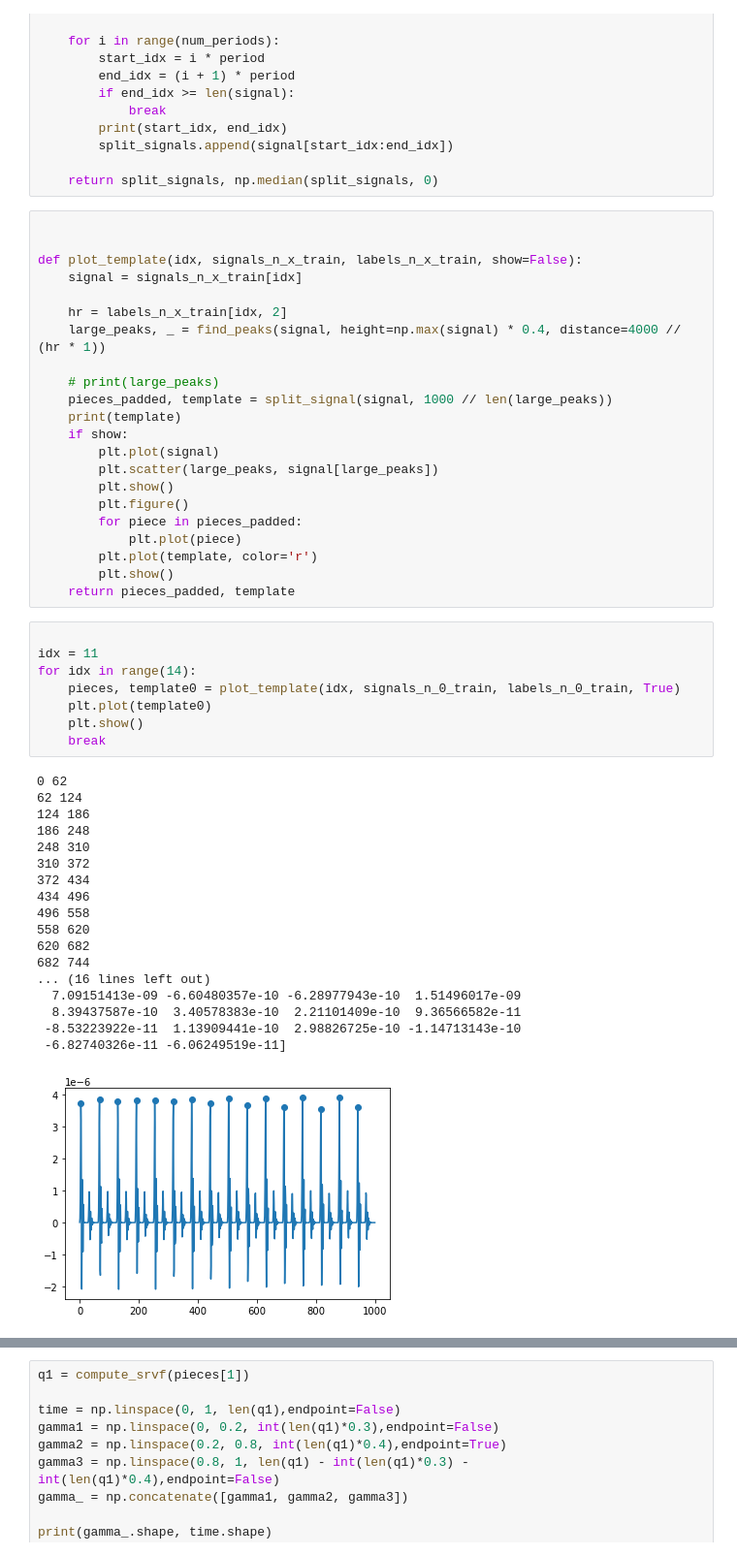
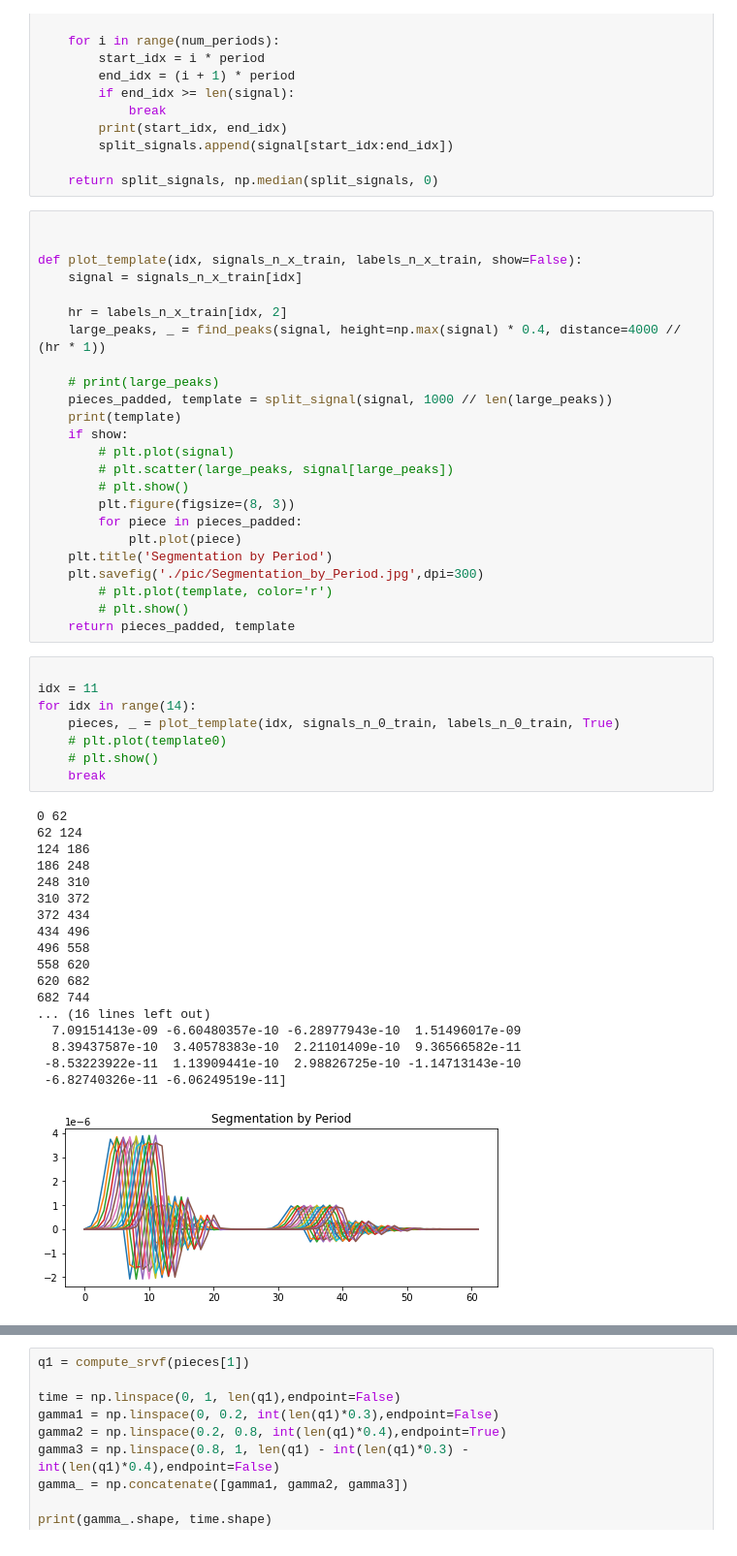
Before and after one commit to A-Big-Tortoise/NRSR_Research, a Jupyter notebook: Code/Week8/draft.ipynb, the cells around one changed output, grey strips where cells are left out. Shown at 97% size. Saved outputs shown, nothing was run; the diff lists cells and outputs as text.

```diff
--- a/Code/Week8/draft.ipynb
+++ b/Code/Week8/draft.ipynb
@@ -211,39 +137,41 @@ def plot_template(idx, signals_n_x_train, labels_n_x_train, show=False):
     pieces_padded, template = split_signal(signal, 1000 // len(large_peaks))
     print(template)
     if show:
-        plt.plot(signal)
-        plt.scatter(large_peaks, signal[large_peaks])
-        plt.show()
-        plt.figure()
+        # plt.plot(signal)
+        # plt.scatter(large_peaks, signal[large_peaks])
+        # plt.show()
+        plt.figure(figsize=(8, 3))
         for piece in pieces_padded:
             plt.plot(piece)
-        plt.plot(template, color='r')
-        plt.show()
+    plt.title('Segmentation by Period')
+    plt.savefig('./pic/Segmentation_by_Period.jpg',dpi=300)
+        # plt.plot(template, color='r')
+        # plt.show()
     return pieces_padded, template
 # %%
 
 idx = 11
 for idx in range(14):
-    pieces, template0 = plot_template(idx, signals_n_0_train, labels_n_0_train, True)
-    plt.plot(template0)
-    plt.show()
+    pieces, _ = plot_template(idx, signals_n_0_train, labels_n_0_train, True)
+    # plt.plot(template0)
+    # plt.show()
     break
 # %% [output]
 0 62
 62 124
 124 186
 186 248
 248 310
 310 372
 372 434
 434 496
 496 558
 558 620
 620 682
 682 744
 ... (16 lines left out)
   7.09151413e-09 -6.60480357e-10 -6.28977943e-10  1.51496017e-09
   8.39437587e-10  3.40578383e-10  2.21101409e-10  9.36566582e-11
  -8.53223922e-11  1.13909441e-10  2.98826725e-10 -1.14713143e-10
  -6.82740326e-11 -6.06249519e-11]
-[figure, old version]
+[figure, new version]
```
Also changed, not shown: parts of 14 cells of this notebook, 54 other files.
